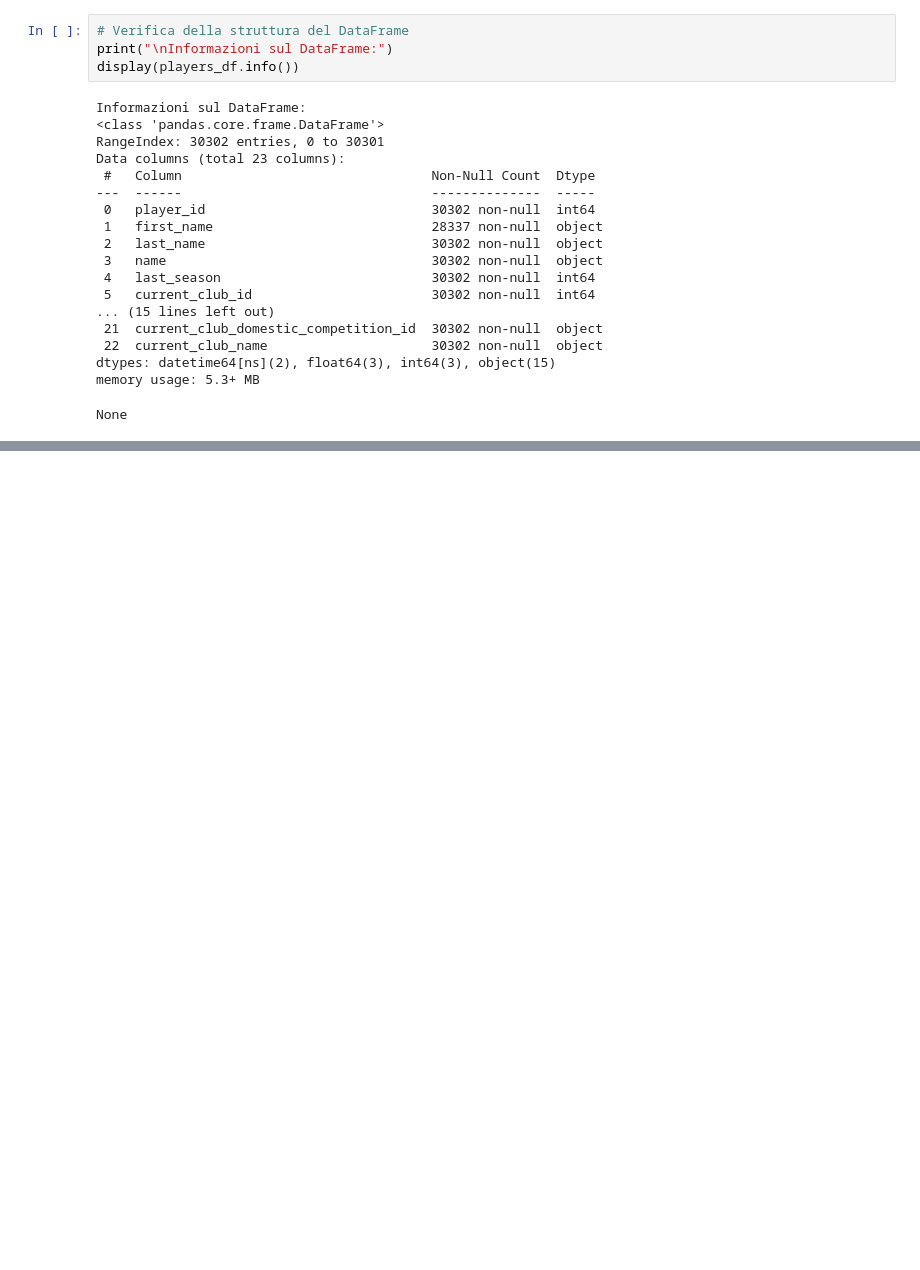
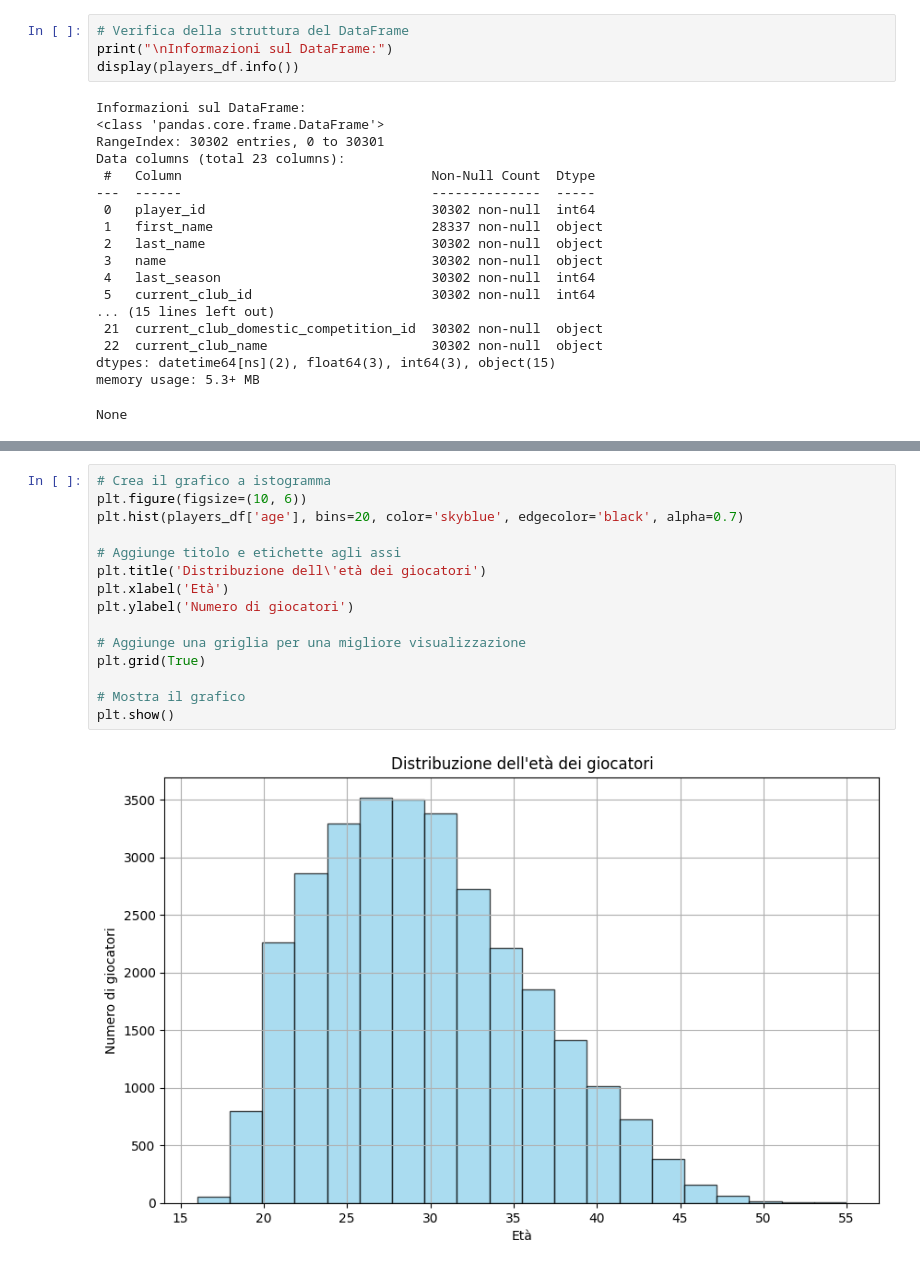
Before and after one commit to BonincontroL/IumTweb_project, a Jupyter notebook: solution/DataAnalysis/JupyterNotebooks/players.ipynb, the cells around one changed output, grey strips where cells are left out. Saved outputs shown, nothing was run; the diff lists cells and outputs as text; blank space fills up the shorter version.

```diff
--- a/solution/DataAnalysis/JupyterNotebooks/players.ipynb
+++ b/solution/DataAnalysis/JupyterNotebooks/players.ipynb
@@ -159,0 +352,17 @@ plt.show()
+# %%
+# Crea il grafico a istogramma
+plt.figure(figsize=(10, 6))
+plt.hist(players_df['age'], bins=20, color='skyblue', edgecolor='black', alpha=0.7)
+
+# Aggiunge titolo e etichette agli assi
+plt.title('Distribuzione dell\'età dei giocatori')
+plt.xlabel('Età')
+plt.ylabel('Numero di giocatori')
+
+# Aggiunge una griglia per una migliore visualizzazione
+plt.grid(True)
+
+# Mostra il grafico
+plt.show()
+# %% [output]
+[figure, added]
```
Also changed, not shown: parts of 12 cells of this notebook.
